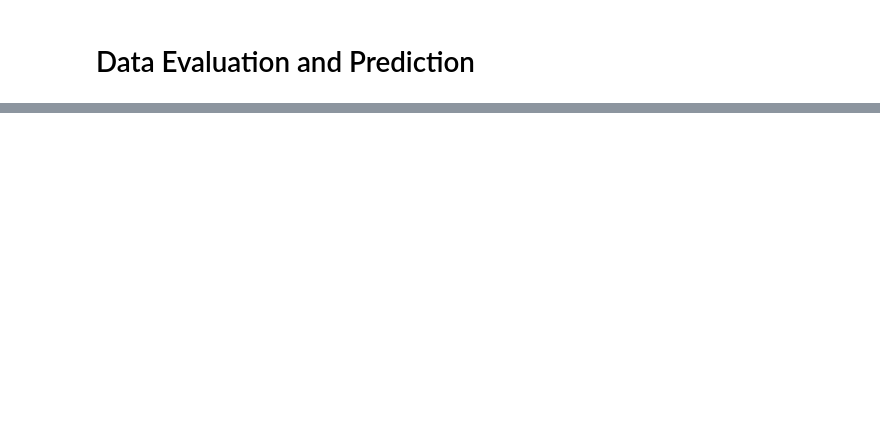
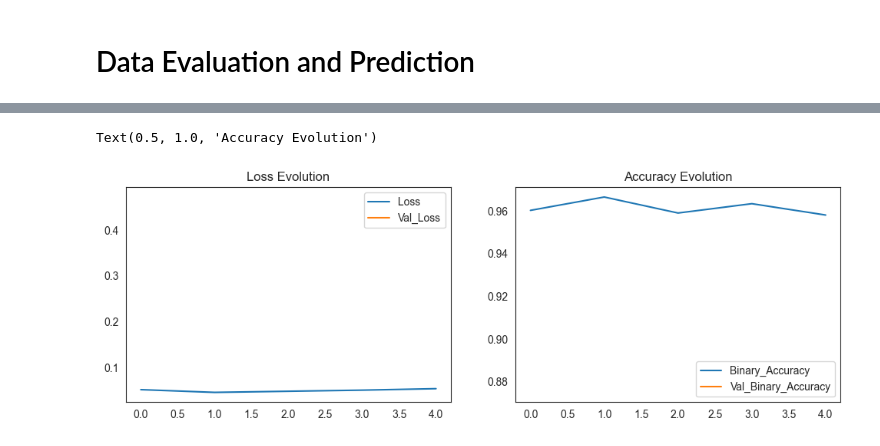
Before and after one commit to Nitin1692/Pneumonia-Detection, a Jupyter notebook: Pnemounia_Detection.ipynb, the cells around one changed output, grey strips where cells are left out. Saved outputs shown, nothing was run; the diff lists cells and outputs as text; code cells hidden in the pictures; blank space fills up the shorter version.

```diff
--- a/Pnemounia_Detection.ipynb
+++ b/Pnemounia_Detection.ipynb
@@ -290,0 +339,9 @@ print(results)
+# %%
+history = model.fit(
+    train_path,
+    epochs=5,
+    validation_data=val_path,
+    class_weight=class_weight,
+    steps_per_epoch=100,
+    validation_steps=500
+)
@@ -290,0 +359,16 @@ print(results)
+# %%
+plt.figure(figsize=(12, 8))
+plt.subplot(2,2,1)
+plt.plot(history.history['loss'], label='Loss')
+plt.plot(history.history['val_loss'], label='Val_Loss')
+plt.legend()
+plt.title("Loss Evolution")
+
+plt.subplot(2,2,2)
+plt.plot(history.history['binary_accuracy'], label='Binary_Accuracy')
+plt.plot(history.history['val_binary_accuracy'], label='Val_Binary_Accuracy')
+plt.legend()
+plt.title("Accuracy Evolution")
+# %% [output]
+Text(0.5, 1.0, 'Accuracy Evolution')
+[figure, added]
```
Also changed, not shown: parts of 19 cells of this notebook.
